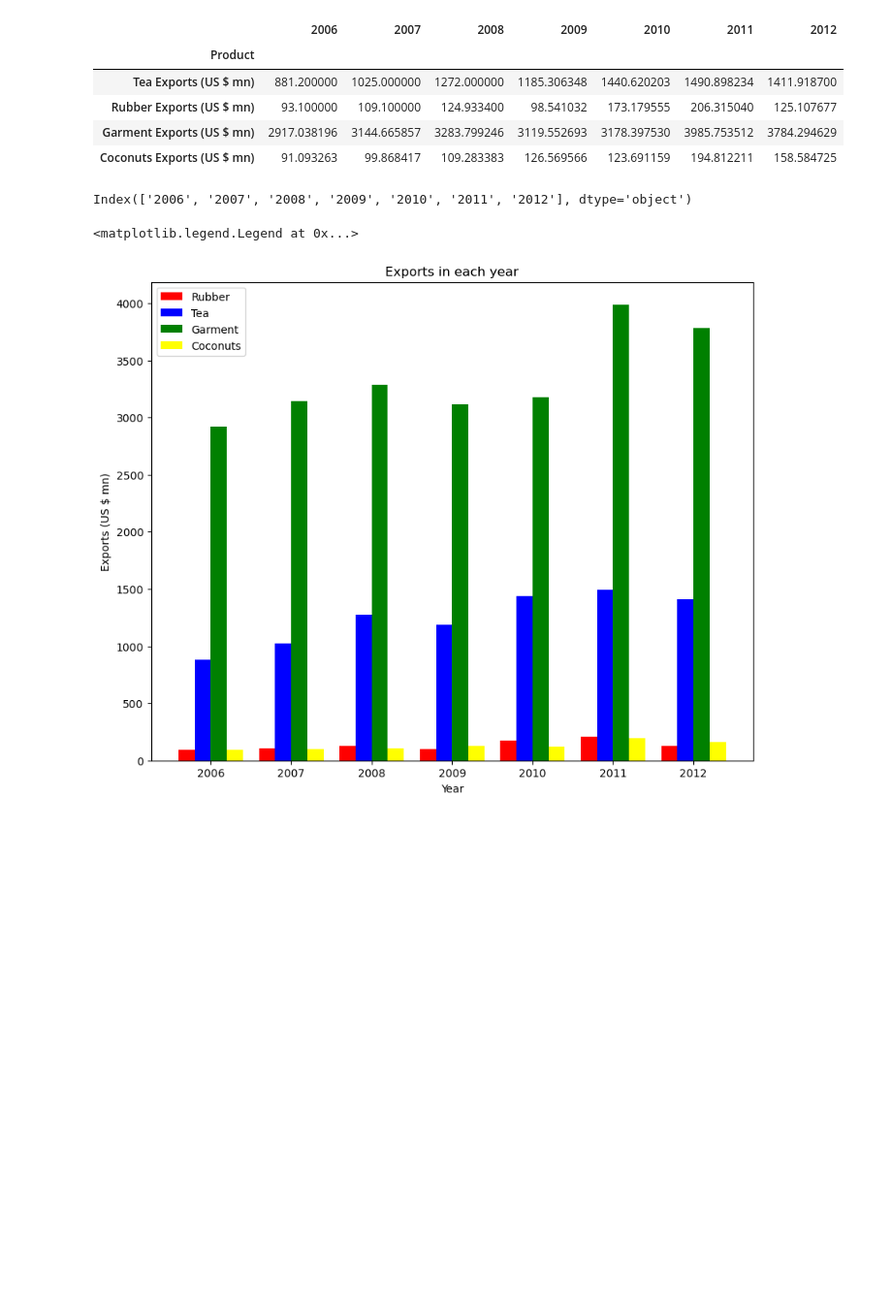
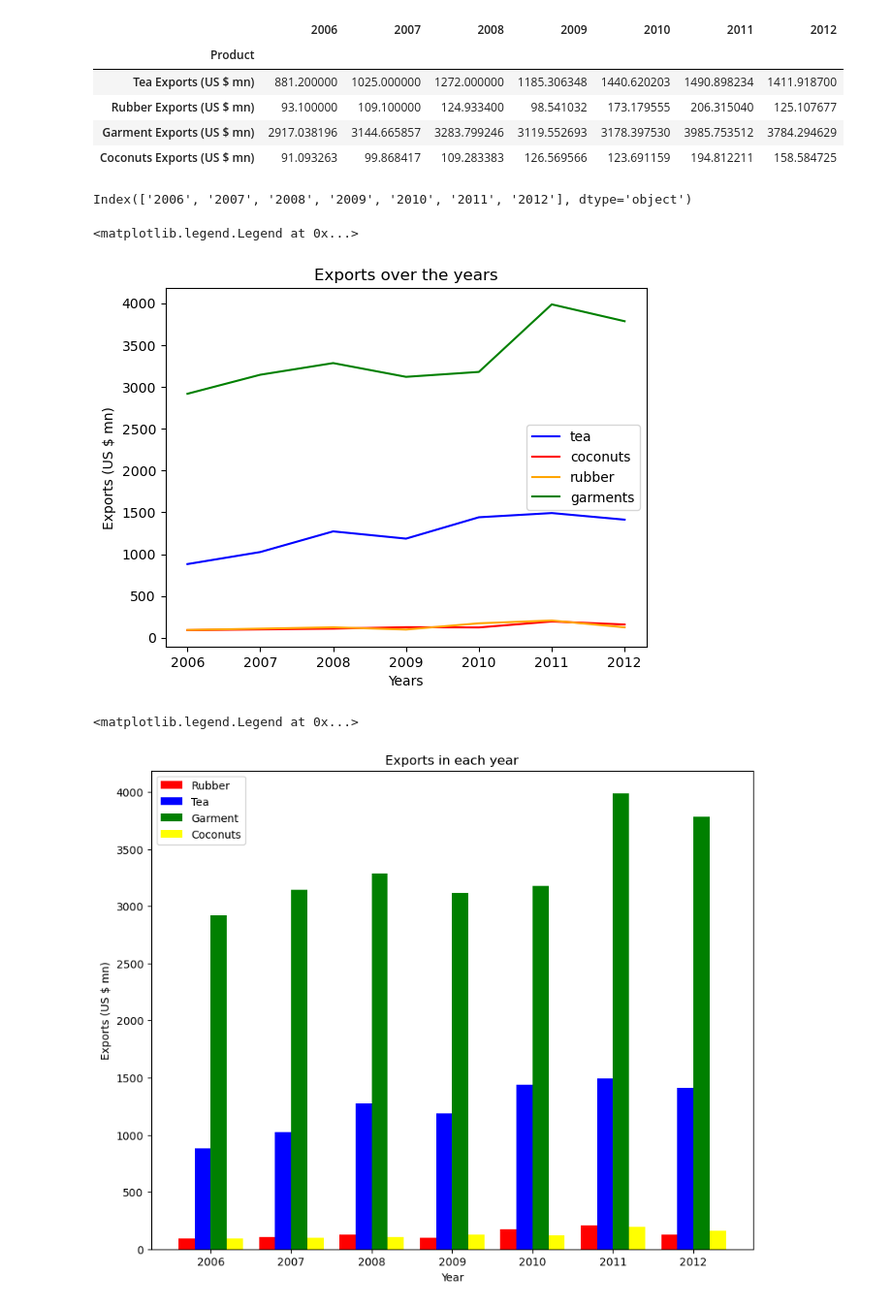
Before and after one commit to ChamikaGunarathna/Exports-Analysis, a Jupyter notebook: analyzis.ipynb, the cells around one changed output. Shown at 97% size. Cells and saved outputs as stored; diff of their text form; code cells hidden in the pictures; blank space fills up the shorter version.

```diff
--- a/analyzis.ipynb
+++ b/analyzis.ipynb
@@ -108,6 +112,20 @@ tea = total_exports.loc[total_exports.index[0],:].values
 rubber = total_exports.loc[total_exports.index[1],:].values
 garments = total_exports.loc[total_exports.index[2],:].values
 coconuts = total_exports.loc[total_exports.index[3],:].values
+# %%
+x = years
+plt.plot(x, tea,color='blue',label='tea')
+plt.plot(x, coconuts,color='red',label='coconuts')
+plt.plot(x, rubber,color='orange',label='rubber')
+plt.plot(x, garments,color='green',label='garments')
+
+plt.xlabel("Years")
+plt.ylabel("Exports (US $ mn)")
+plt.title('Exports over the years')
+plt.legend()
+# %% [output]
+<matplotlib.legend.Legend at 0x...>
+[figure, added]
 # %%
 bins = np.arange(len(years))
 width = 0.2 #1/6
```
Also changed, not shown: parts of 22 cells of this notebook.
